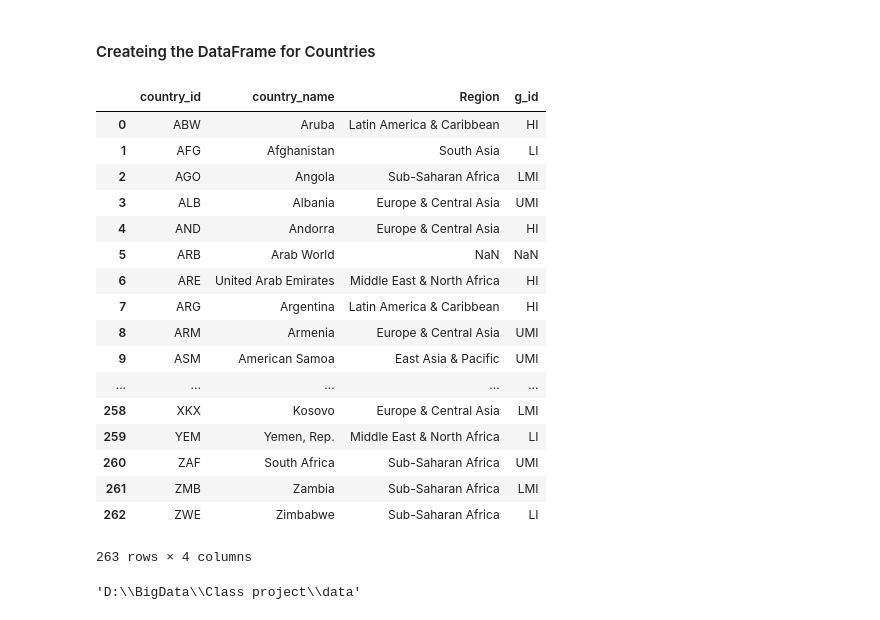
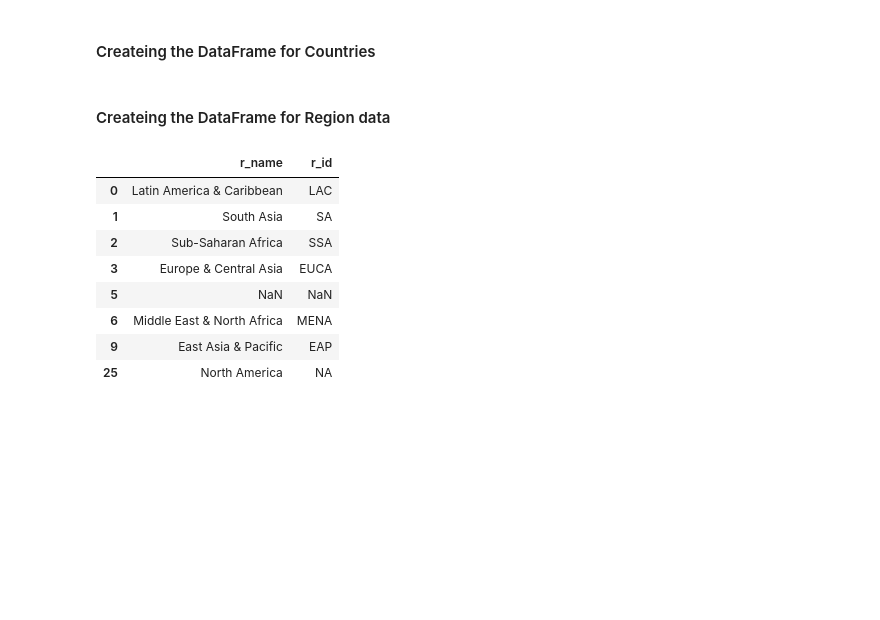
Before and after one commit to mach1982/climate_change, a Jupyter notebook: climate_change.ipynb, the cells around one changed output. Cells and saved outputs as stored; diff of their text form; code cells hidden in the pictures; blank space fills up the shorter version.

```diff
--- a/climate_change.ipynb
+++ b/climate_change.ipynb
@@ -46,8 +47,8 @@ income_group.rename(columns={'IncomeGroup': 'ig_desc'},inplace=True)
 
 
 
-#ig_df =pd.DataFrame(income_group.join(income_group_copy))
-ig_df =pd.DataFrame(income_group_copy.join(income_group))
+ig_df =pd.DataFrame(income_group.join(income_group_copy))
+#ig_df =
 
 #test code
 #ig_df
@@ -59,31 +60,48 @@ countries_df=pd.DataFrame(countries_info.join(ig_df['g_id']))
 
 #Test code
 #ountries_info
-countries_df
-# %% [output]
-|  | country_id | country_name | Region | g_id |
-| 0 | ABW | Aruba | Latin America & Caribbean | HI |
-| 1 | AFG | Afghanistan | South Asia | LI |
-| 2 | AGO | Angola | Sub-Saharan Africa | LMI |
-| 3 | ALB | Albania | Europe & Central Asia | UMI |
-| 4 | AND | Andorra | Europe & Central Asia | HI |
-| 5 | ARB | Arab World | NaN | NaN |
-| 6 | ARE | United Arab Emirates | Middle East & North Africa | HI |
-| 7 | ARG | Argentina | Latin America & Caribbean | HI |
-| 8 | ARM | Armenia | Europe & Central Asia | UMI |
-| 9 | ASM | American Samoa | East Asia & Pacific | UMI |
-| ... | ... | ... | ... | ... |
-| 258 | XKX | Kosovo | Europe & Central Asia | LMI |
-| 259 | YEM | Yemen, Rep. | Middle East & North Africa | LI |
-| 260 | ZAF | South Africa | Sub-Saharan Africa | UMI |
-| 261 | ZMB | Zambia | Sub-Saharan Africa | LMI |
-| 262 | ZWE | Zimbabwe | Sub-Saharan Africa | LI |
-263 rows × 4 columns
 # %%
 #Create excel file
 #Only works in windows
 #countries_df.to_excel(r'PythonExport.xlsx',sheet_name='Sheet1', index =False)
-# %%
-pwd
-# %% [output]
-'D:\\BigData\\Class project\\data'
+# %%
+#countries_df.fillna((value='World', inplace=True)
+
+countries_df.replace(['Latin America & Caribbean	'],['Latin America & Caribbean'],inplace=True)
+countries_df.replace(['South Asia	'],['South Asia'],inplace=True)
+countries_df.replace(['Sub-Saharan Africa'],['Sub-Saharan Africa'],inplace=True)
+countries_df.replace(['Middle East & North Africa'],['Middle East & North Africa'],inplace=True)
+countries_df.replace(['Europe & Central Asia'],['Europe & Central Asia'],inplace=True)
+countries_df.replace(['North America'],['North America'],inplace=True)
+countries_df.replace(['East Asia & Pacific'],['East Asia & Pacific'],inplace=True)
+# %% [markdown]
+#### Createing  the DataFrame for Region data
+# %%
+region_name=pd.DataFrame(countries_df['Region'])
+region_id=region_name.copy()
+
+region_id.replace(['Latin America & Caribbean'],['LAC'],inplace=True)
+region_id.replace(['South Asia'],['SA'],inplace=True)
+region_id.replace(['Sub-Saharan Africa'],['SSA'],inplace=True)
+region_id.replace(['Middle East & North Africa'],['MENA'],inplace=True)
+region_id.replace(['Europe & Central Asia'],['EUCA'],inplace=True)
+region_id.replace(['North America'],['NA'],inplace=True)
+region_id.replace(['East Asia & Pacific'],['EAP'],inplace=True)
+
+
+#https://www.mcilvainecompany.com/industryforecast/geographic_classification/default1.htm
+
+region_id.rename(columns={'Region': 'r_id'},inplace=True)
+region_name.rename(columns={'Region': 'r_name'},inplace=True)
+region_info=pd.DataFrame(region_name.join(region_id['r_id'])).drop_duplicates()
+region_info
+# %% [output]
+|  | r_name | r_id |
+| 0 | Latin America & Caribbean | LAC |
+| 1 | South Asia | SA |
+| 2 | Sub-Saharan Africa | SSA |
+| 3 | Europe & Central Asia | EUCA |
+| 5 | NaN | NaN |
+| 6 | Middle East & North Africa | MENA |
+| 9 | East Asia & Pacific | EAP |
+| 25 | North America | NA |
```
Also changed, not shown: parts of 5 cells of this notebook.
